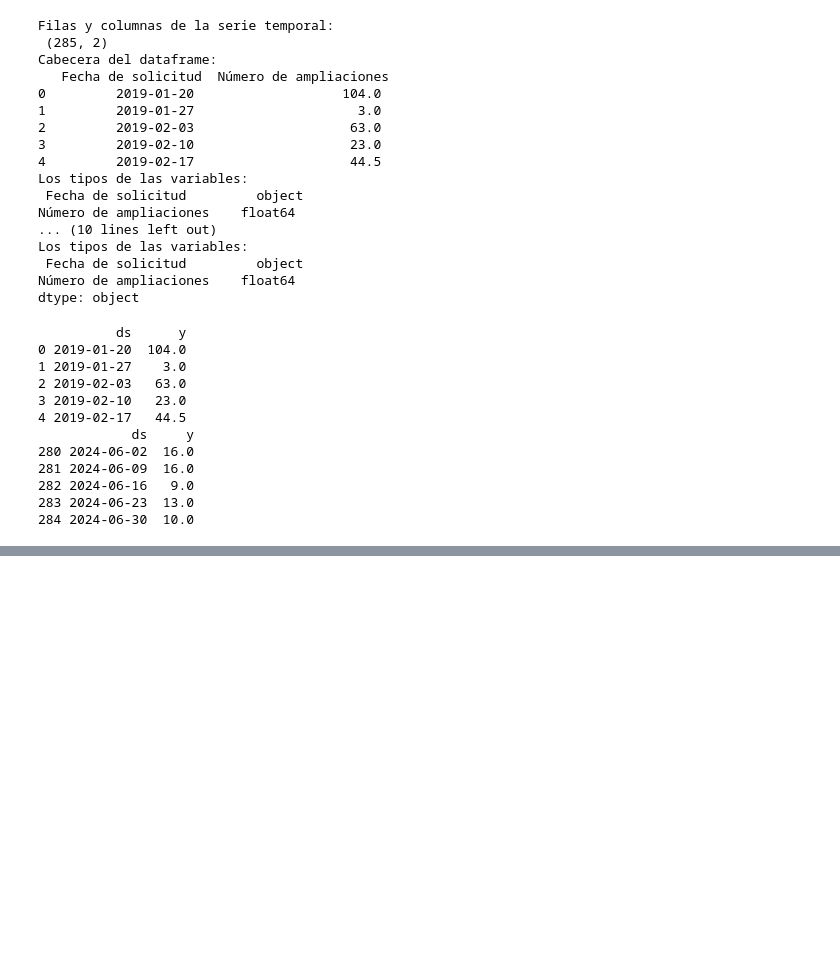
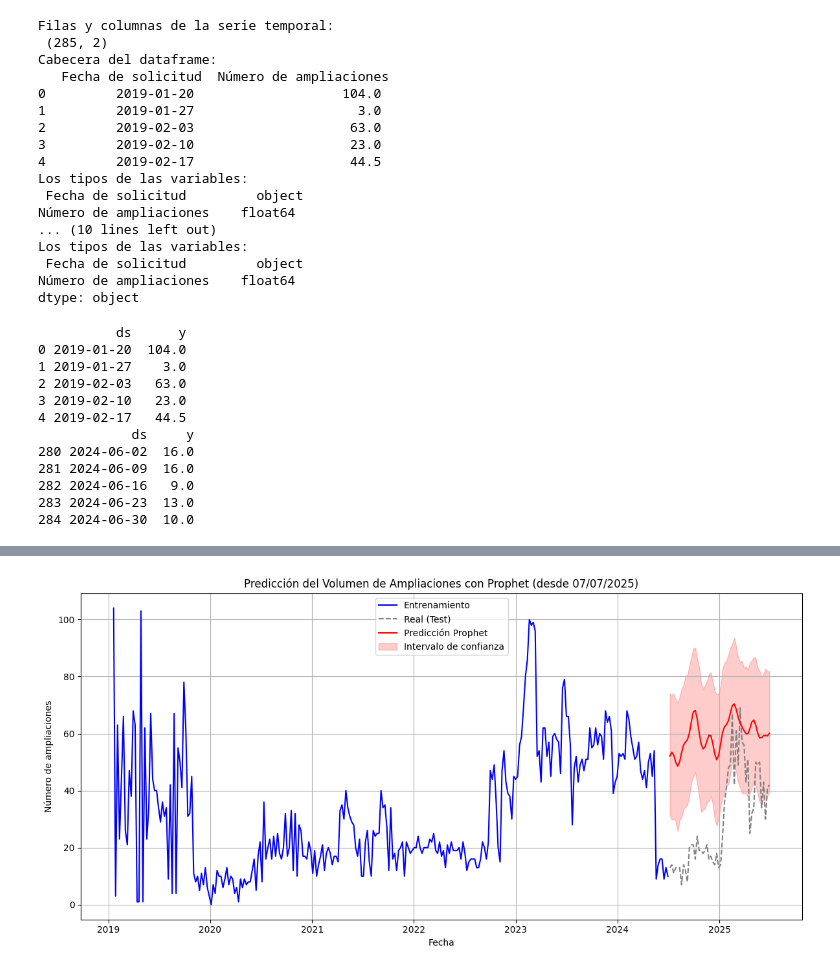
Before and after one commit to JhonFajardoRodas/TFM-GIT, a Jupyter notebook: Notebooks Python/prophet_model.ipynb, the cells around one changed output, grey strips where cells are left out. Saved outputs shown, nothing was run; the diff lists cells and outputs as text; code cells hidden in the pictures; blank space fills up the shorter version.

```diff
--- a/Notebooks Python/prophet_model.ipynb
+++ b/Notebooks Python/prophet_model.ipynb
@@ -200,0 +203,10 @@ Desglose de errores (diferencia Real - Predicción):
+# %%
+# Creamos y entrenamos el modelo
+m2 = Prophet(
+    yearly_seasonality=True,
+    weekly_seasonality=True,
+    daily_seasonality=False,
+    seasonality_mode='additive'
+)
+
+m2.fit(df)
@@ -200,0 +217,24 @@ Desglose de errores (diferencia Real - Predicción):
+# %%
+# Realizamos la predicción
+forecast2 = m2.predict(future)
+# %%
+# Visualizamos los resultados:
+plt.figure(figsize=(12,6))
+plt.plot(df["ds"], df["y"], label="Entrenamiento", color="blue")
+
+if not df_test.empty:
+    plt.plot(df_test["ds"], df_test["y"], label="Real (Test)", color="gray", linestyle="--")
+
+plt.plot(forecast2["ds"], forecast2["yhat"], label="Predicción Prophet", color="red")
+plt.fill_between(forecast2["ds"], forecast2["yhat_lower"], forecast2["yhat_upper"],
+                color="red", alpha=0.2, label="Intervalo de confianza")
+
+plt.title("Predicción del Volumen de Ampliaciones con Prophet (desde 07/07/2025)")
+plt.xlabel("Fecha")
+plt.ylabel("Número de ampliaciones")
+plt.legend()
+plt.grid(True)
+plt.tight_layout()
+plt.show()
+# %% [output]
+[figure, added]
```
Also changed, not shown: parts of 5 cells of this notebook, 14 other files.
